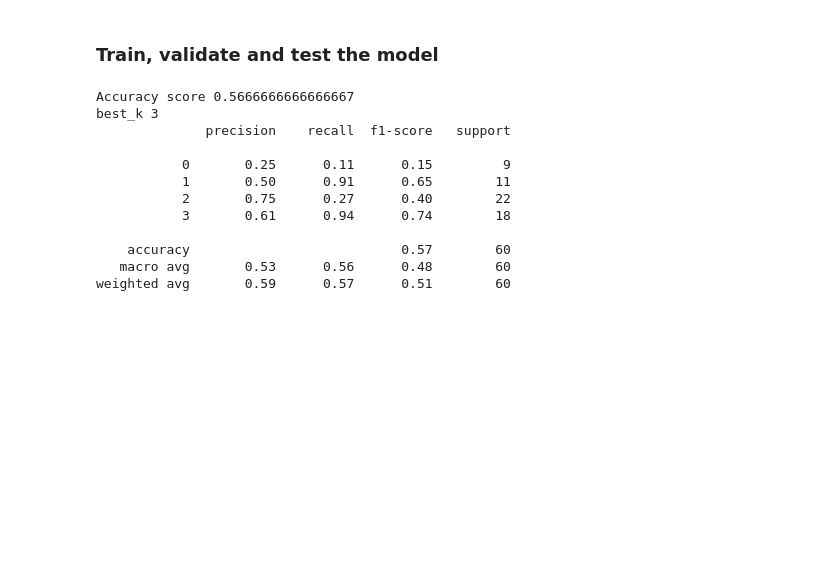
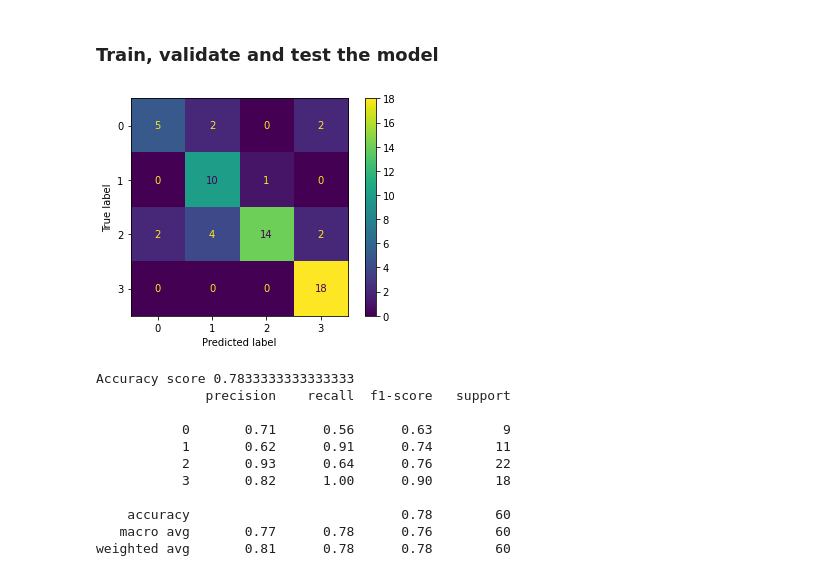
Before and after one commit to AnonymousStudent22/assessment, a Jupyter notebook: multiclass_classification.ipynb, the cells around one changed output. Saved outputs shown, nothing was run; the diff lists cells and outputs as text; code cells hidden in the pictures; blank space fills up the shorter version.

```diff
--- a/multiclass_classification.ipynb
+++ b/multiclass_classification.ipynb
@@ -231,28 +233,33 @@ def knn_classify(x_train, y_train, x_val,y_val, x_test, y_test,k):
     #print('best k',best_k, 'best k type',type(best_k))
     knn2 = KNeighborsClassifier(metric='canberra', n_neighbors=best_k)
     knn2.fit(x_train, y_train) # Fit KNN
-    y_pred2 = knn.predict(x_test)
+    y_pred2 = knn2.predict(x_test)
     test_score=metrics.accuracy_score(y_test,y_pred2)
 
-    return y_pred2,test_score,best_k
+    cm = confusion_matrix(y_test, y_pred2)
+    display = ConfusionMatrixDisplay(confusion_matrix=cm,
+                       display_labels=knn2.classes_)
+    display.plot()
+    plt.show()
+
+    return y_pred2,test_score,test_score
 # %% [markdown]
 ### Train, validate and test the model
 # %%
-Y_prediction,score,best_k=knn_classify(x_train,y_train,x_val,y_val, x_test,y_test, 1)
+Y_prediction,score,score=knn_classify(x_train,y_train,x_val,y_val,x_test,y_test, 1)
 
 print('Accuracy score',score)
-print('best_k',best_k)
 print(classification_report(y_test,Y_prediction))
 # %% [output]
+[figure, added]
-Accuracy score 0.5666666666666667
-best_k 3
+Accuracy score 0.7833333333333333
               precision    recall  f1-score   support
 
-           0       0.25      0.11      0.15         9
-           1       0.50      0.91      0.65        11
-           2       0.75      0.27      0.40        22
-           3       0.61      0.94      0.74        18
+           0       0.71      0.56      0.63         9
+           1       0.62      0.91      0.74        11
+           2       0.93      0.64      0.76        22
+           3       0.82      1.00      0.90        18
 
-    accuracy                           0.57        60
-   macro avg       0.53      0.56      0.48        60
-weighted avg       0.59      0.57      0.51        60
+    accuracy                           0.78        60
+   macro avg       0.77      0.78      0.76        60
+weighted avg       0.81      0.78      0.78        60
```
Also changed, not shown: parts of 1 cell of this notebook, 1 other file.
